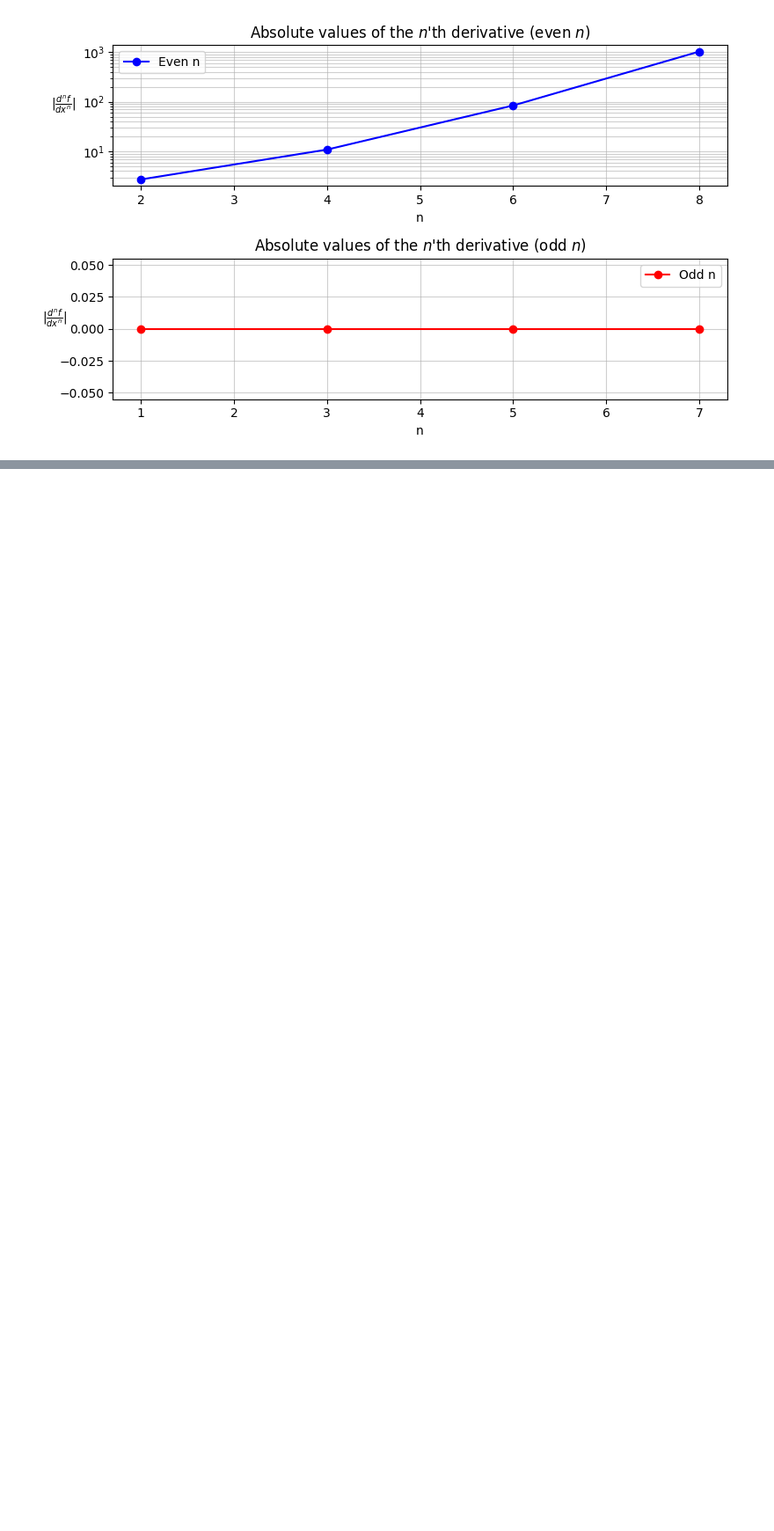
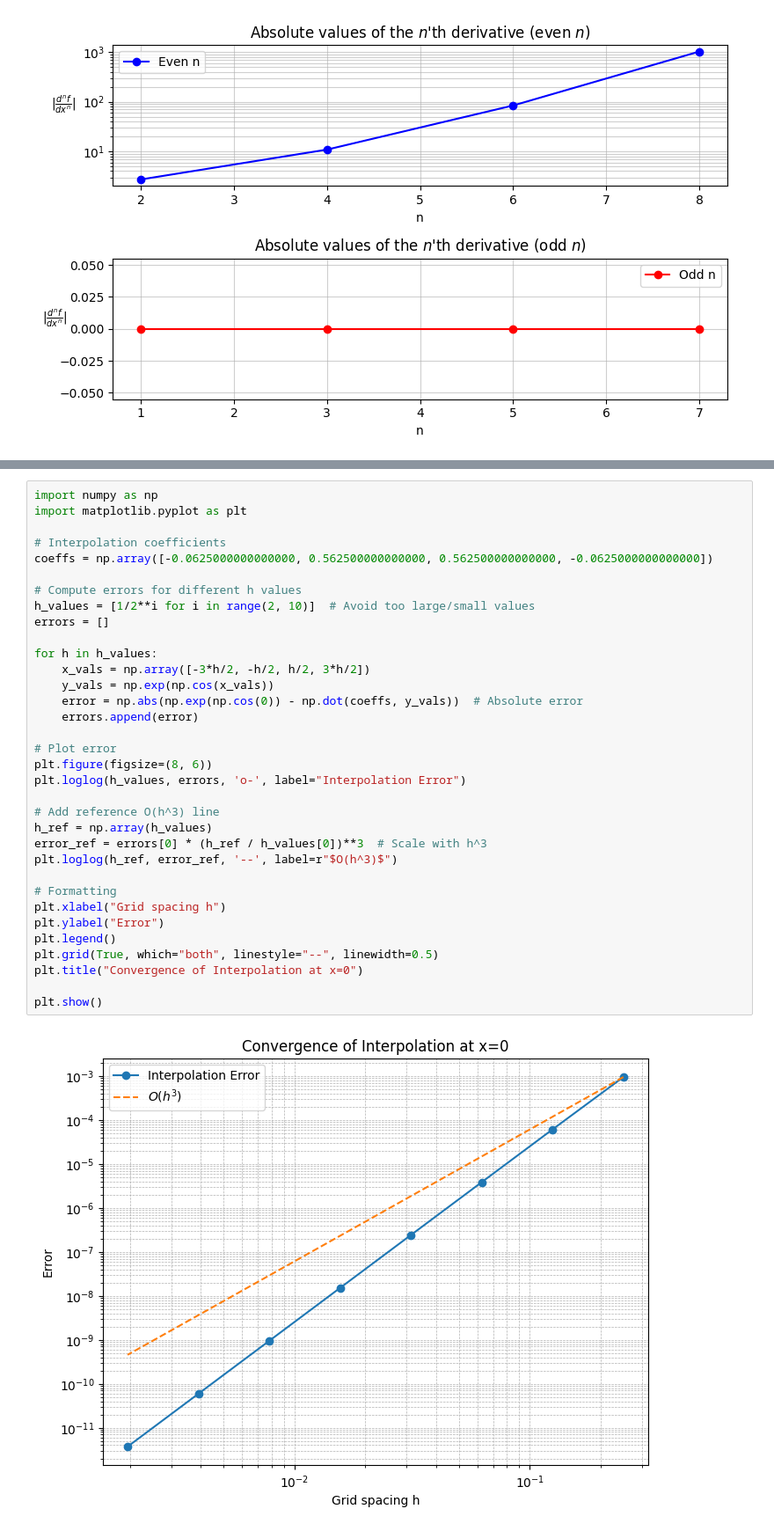
Before and after one commit to madswerngeen/02687---Scientific-Computing-for-differential-equations, a Jupyter notebook: Exercise1.ipynb, the cells around one changed output, grey strips where cells are left out. Shown: that part at 88% size. Saved outputs shown, nothing was run; the diff lists cells and outputs as text; blank space fills up the shorter version.

```diff
--- a/Exercise1.ipynb
+++ b/Exercise1.ipynb
@@ -221,0 +239,36 @@ plt.show()
+# %%
+import numpy as np
+import matplotlib.pyplot as plt
+
+# Interpolation coefficients
+coeffs = np.array([-0.0625000000000000, 0.562500000000000, 0.562500000000000, -0.0625000000000000])
+
+# Compute errors for different h values
+h_values = [1/2**i for i in range(2, 10)]  # Avoid too large/small values
+errors = []
+
+for h in h_values:
+    x_vals = np.array([-3*h/2, -h/2, h/2, 3*h/2])
+    y_vals = np.exp(np.cos(x_vals))
+    error = np.abs(np.exp(np.cos(0)) - np.dot(coeffs, y_vals))  # Absolute error
+    errors.append(error)
+
+# Plot error
+plt.figure(figsize=(8, 6))
+plt.loglog(h_values, errors, 'o-', label="Interpolation Error")
+
+# Add reference O(h^3) line
+h_ref = np.array(h_values)
+error_ref = errors[0] * (h_ref / h_values[0])**3  # Scale with h^3
+plt.loglog(h_ref, error_ref, '--', label=r"$O(h^3)$")
+
+# Formatting
+plt.xlabel("Grid spacing h")
+plt.ylabel("Error")
+plt.legend()
+plt.grid(True, which="both", linestyle="--", linewidth=0.5)
+plt.title("Convergence of Interpolation at x=0")
+
+plt.show()
+# %% [output]
+[figure, added]
```
Also changed, not shown: parts of 2 cells of this notebook.
